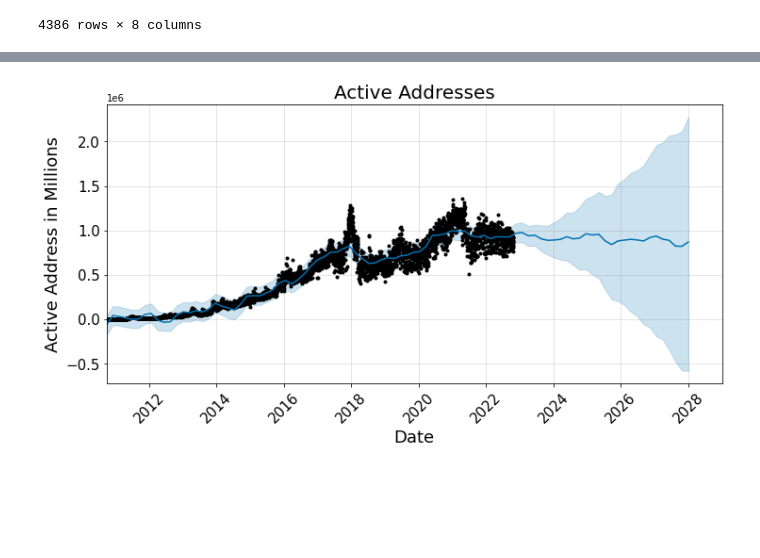
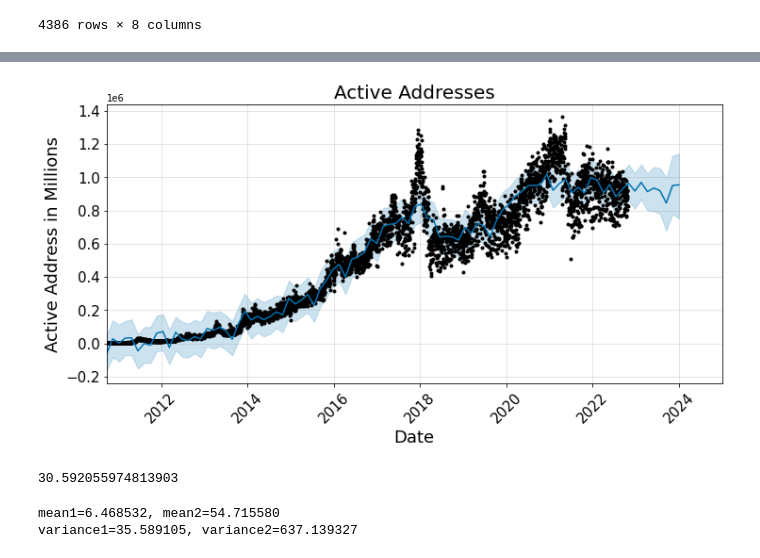
Before and after one commit to guevarch/projectchris, a Jupyter notebook: Final/BTC Wallets active addressess.ipynb, the cells around one changed output, grey strips where cells are left out. Saved outputs shown, nothing was run; the diff lists cells and outputs as text; code cells hidden in the pictures; blank space fills up the shorter version.

```diff
--- a/Final/BTC Wallets active addressess.ipynb
+++ b/Final/BTC Wallets active addressess.ipynb
@@ -100,22 +100,38 @@ model.fit(df_train);
 # %%
 # Create a data frame that lists dates from Oct - Dec 2017
-insample = pd.DataFrame(pd.date_range("2010-09-25", "2028-01-01", periods=92))
+insample = pd.DataFrame(pd.date_range("2010-09-25", "2024-01-01", periods=92))
 
 # Change the column name
 insample.columns = ['ds']
 
 # in-sample prediction
 prediction = model.predict(insample)
 
 # Plot
 fig = model.plot(prediction, figsize=(10,5))
 ax = fig.gca()
 ax.set_title("Active Addresses", size=20)
 ax.set_xlabel("Date", size=18)
 ax.set_ylabel("Active Address in Millions", size=18)
 ax.tick_params(axis='y', labelsize=15)
 ax.tick_params(axis='x', rotation=45, labelsize=15)
-ax.set_xlim(pd.to_datetime(['2010-09-25', '2028-12-31']))
+ax.set_xlim(pd.to_datetime(['2010-09-25', '2024-12-31']))
 plt.show();
 # %% [output]
-[figure, old version]
+[figure, new version]
+# %%
+df['ratio'] = df['wallets']/df['address']
+print(df['ratio'].mean())
+# %% [output]
+30.592055974813903
+# %%
+X = df.ratio
+split = round(len(X) / 2)
+X1, X2 = X[0:split], X[split:]
+mean1, mean2 = X1.mean(), X2.mean()
+var1, var2 = X1.var(), X2.var()
+print('mean1=%f, mean2=%f' % (mean1, mean2))
+print('variance1=%f, variance2=%f' % (var1, var2))
+# %% [output]
+mean1=6.468532, mean2=54.715580
+variance1=35.589105, variance2=637.139327
```
Also changed, not shown: parts of 6 cells of this notebook, 8 other files.
